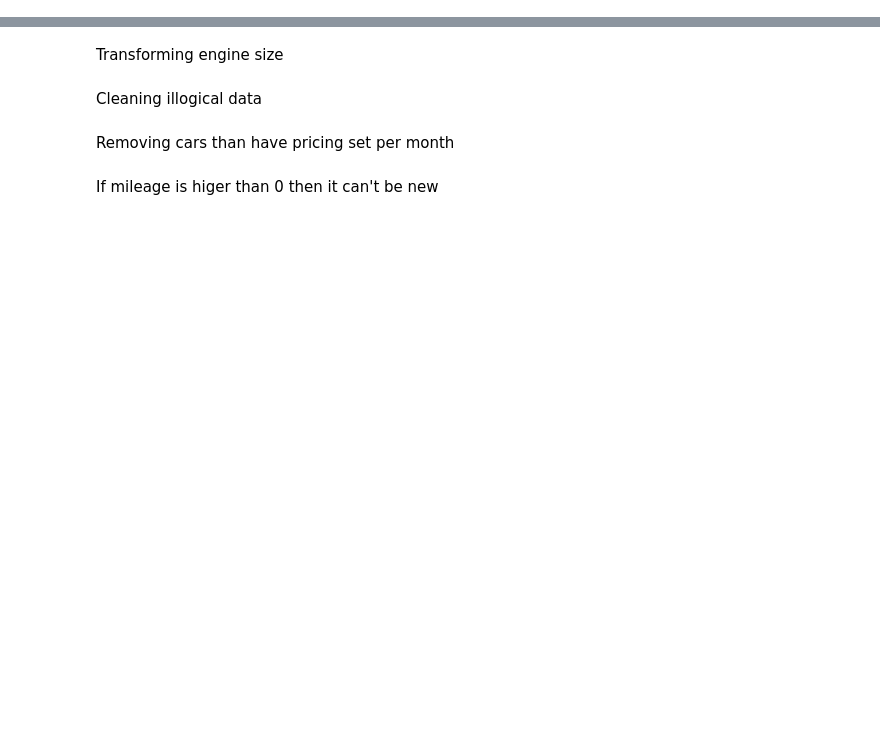
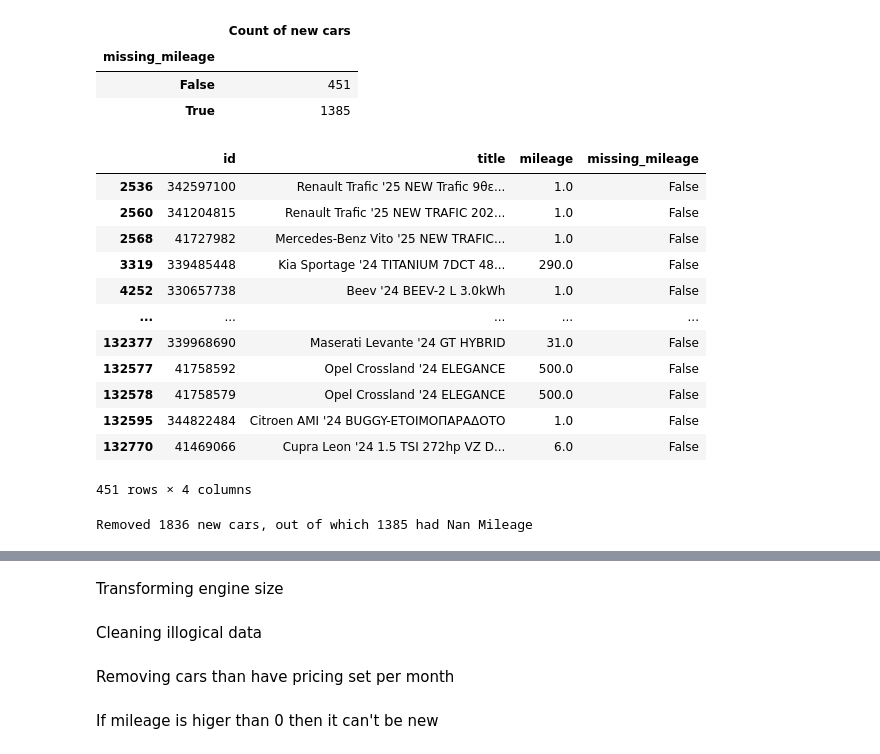
Before and after one commit to georfil/scraper-Car.gr, a Jupyter notebook: Untitled-1.ipynb, the cells around one changed output, grey strips where cells are left out. Saved outputs shown, nothing was run; the diff lists cells and outputs as text; code cells hidden in the pictures; blank space fills up the shorter version.

```diff
--- a/Untitled-1.ipynb
+++ b/Untitled-1.ipynb
@@ -13,3 +13,5 @@ Import Data
 # %%
-df = pd.read_csv(r"C:\Users\tandi\OneDrive\Desktop\Python Projects\car.gr\data.csv")
+df = pd.read_csv('c:\\Users\\georf\\OneDrive - aueb.gr\\Desktop\\Projects\\scraper-Car.gr\\data.csv')
 df.drop("Unnamed: 0", axis=1, inplace=True)
+print(df.shape)
+print(df.info())
@@ -37,3 +42,4 @@ df["id"] = df["id"].astype(str)
 df["registration"] = pd.to_datetime(df["registration"], format="%m/%Y")
 df["mileage"] = df["mileage"].apply(lambda x: int(x.split(" ")[0].replace(".","")) if x is not np.nan else np.nan)
 df["engine_power"] = df["engine_power"].apply(lambda x: int(x.split(" ")[0].replace(".","")))
+df["posting_date"] = pd.to_datetime(df["posting_date"])
@@ -39,0 +91,32 @@ df["engine_power"] = df["engine_power"].apply(lambda x: int(x.split(" ")[0].repl
+# %%
+df_mileage_in_new_cars = df[df["is_new"]][["id", "title", "mileage"]]
+df_mileage_in_new_cars["missing_mileage"] = df["mileage"].isna()
+df_mileage_in_new_cars.groupby("missing_mileage").agg(count=("id", "count")).rename(columns={"count":"Count of new cars"})
+# %% [output]
+|  | Count of new cars |
+| missing_mileage |  |
+| False | 451 |
+| True | 1385 |
+# %%
+df_mileage_in_new_cars[~df_mileage_in_new_cars["missing_mileage"]]
+# %% [output]
+|  | id | title | mileage | missing_mileage |
+| 2536 | 342597100 | Renault Trafic '25 NEW Trafic 9θε... | 1.0 | False |
+| 2560 | 341204815 | Renault Trafic '25 NEW TRAFIC 202... | 1.0 | False |
+| 2568 | 41727982 | Mercedes-Benz Vito '25 NEW TRAFIC... | 1.0 | False |
+| 3319 | 339485448 | Kia Sportage '24 TITANIUM 7DCT 48... | 290.0 | False |
+| 4252 | 330657738 | Beev '24 BEEV-2 L 3.0kWh | 1.0 | False |
+| ... | ... | ... | ... | ... |
+| 132377 | 339968690 | Maserati Levante '24 GT HYBRID | 31.0 | False |
+| 132577 | 41758592 | Opel Crossland '24 ELEGANCE | 500.0 | False |
+| 132578 | 41758579 | Opel Crossland '24 ELEGANCE | 500.0 | False |
+| 132595 | 344822484 | Citroen AMI '24 BUGGY-ΕΤΟΙΜΟΠΑΡΑΔΟΤΟ | 1.0 | False |
+| 132770 | 41469066 | Cupra Leon '24 1.5 TSI 272hp VZ D... | 6.0 | False |
+451 rows × 4 columns
+# %%
+missing_mileage_from_new_cars = (df["is_new"]&df["mileage"].isna()).sum()
+new_cars = df["is_new"].sum()
+df = df[~df["is_new"]]
+print(f"Removed {new_cars} new cars, out of which {missing_mileage_from_new_cars} had Nan Mileage")
+# %% [output]
+Removed 1836 new cars, out of which 1385 had Nan Mileage
```
Also changed, not shown: parts of 40 cells of this notebook, 2 other files.
